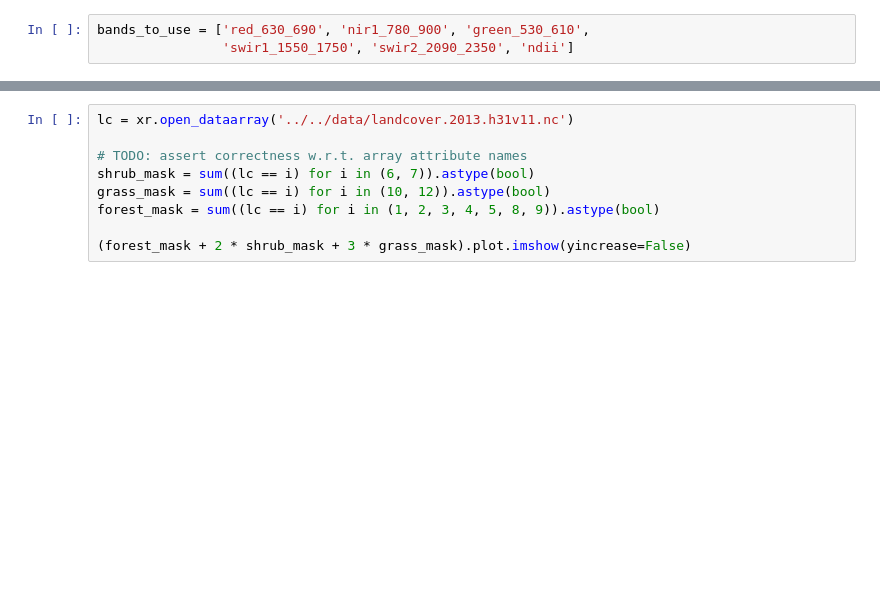
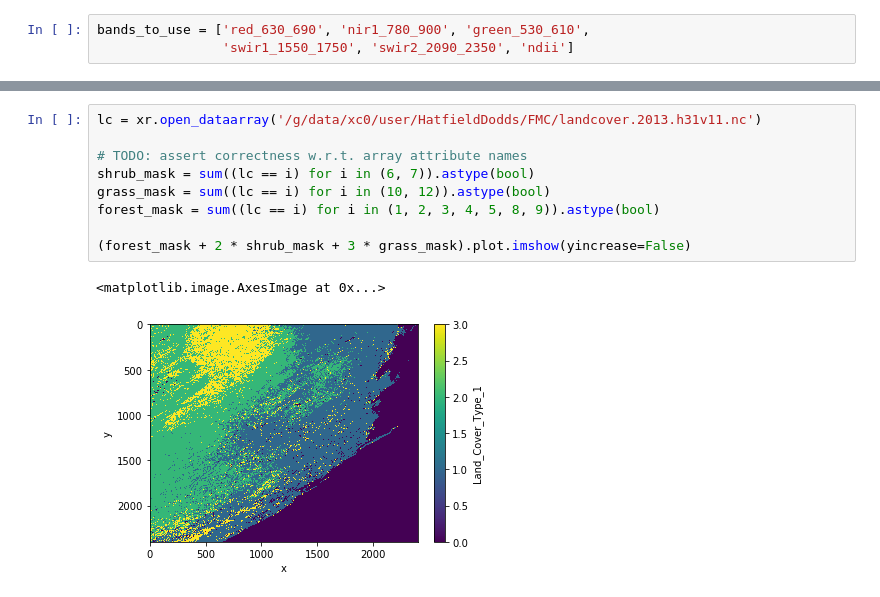
Before and after one commit to ANU-WALD/fire-data-processing, a Jupyter notebook: code-experiments.ipynb, the cells around one changed output, grey strips where cells are left out. Cells and saved outputs as stored; diff of their text form; blank space fills up the shorter version.

```diff
--- a/code-experiments.ipynb
+++ b/code-experiments.ipynb
@@ -42,12 +53,15 @@ ds
 # %%
-lc = xr.open_dataarray('../../data/landcover.2013.h31v11.nc')
+lc = xr.open_dataarray('/g/data/xc0/user/HatfieldDodds/FMC/landcover.2013.h31v11.nc')
 
 # TODO: assert correctness w.r.t. array attribute names
 shrub_mask = sum((lc == i) for i in (6, 7)).astype(bool)
 grass_mask = sum((lc == i) for i in (10, 12)).astype(bool)
 forest_mask = sum((lc == i) for i in (1, 2, 3, 4, 5, 8, 9)).astype(bool)
 
 (forest_mask + 2 * shrub_mask + 3 * grass_mask).plot.imshow(yincrease=False)
+# %% [output]
+<matplotlib.image.AxesImage at 0x...>
+[figure, added]
 # %%
 merged_lookup = pd.read_csv('lookup_tables/merged_lookup.csv', index_col='ID')
 merged_lookup['ndii'] = ((merged_lookup.nir1_780_900 - merged_lookup.swir1_1550_1750) /
```
Also changed, not shown: parts of 12 cells of this notebook, 2 other files.
